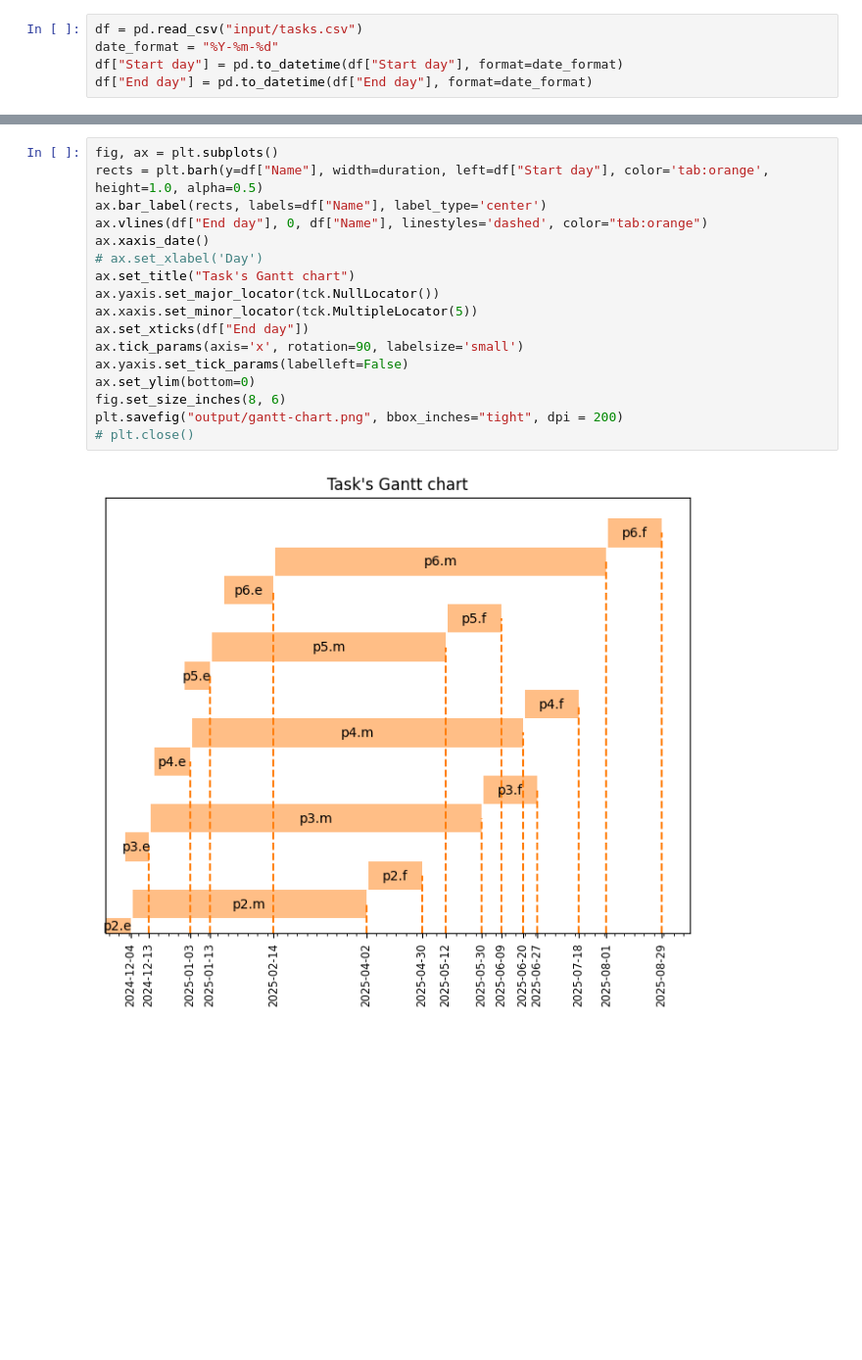
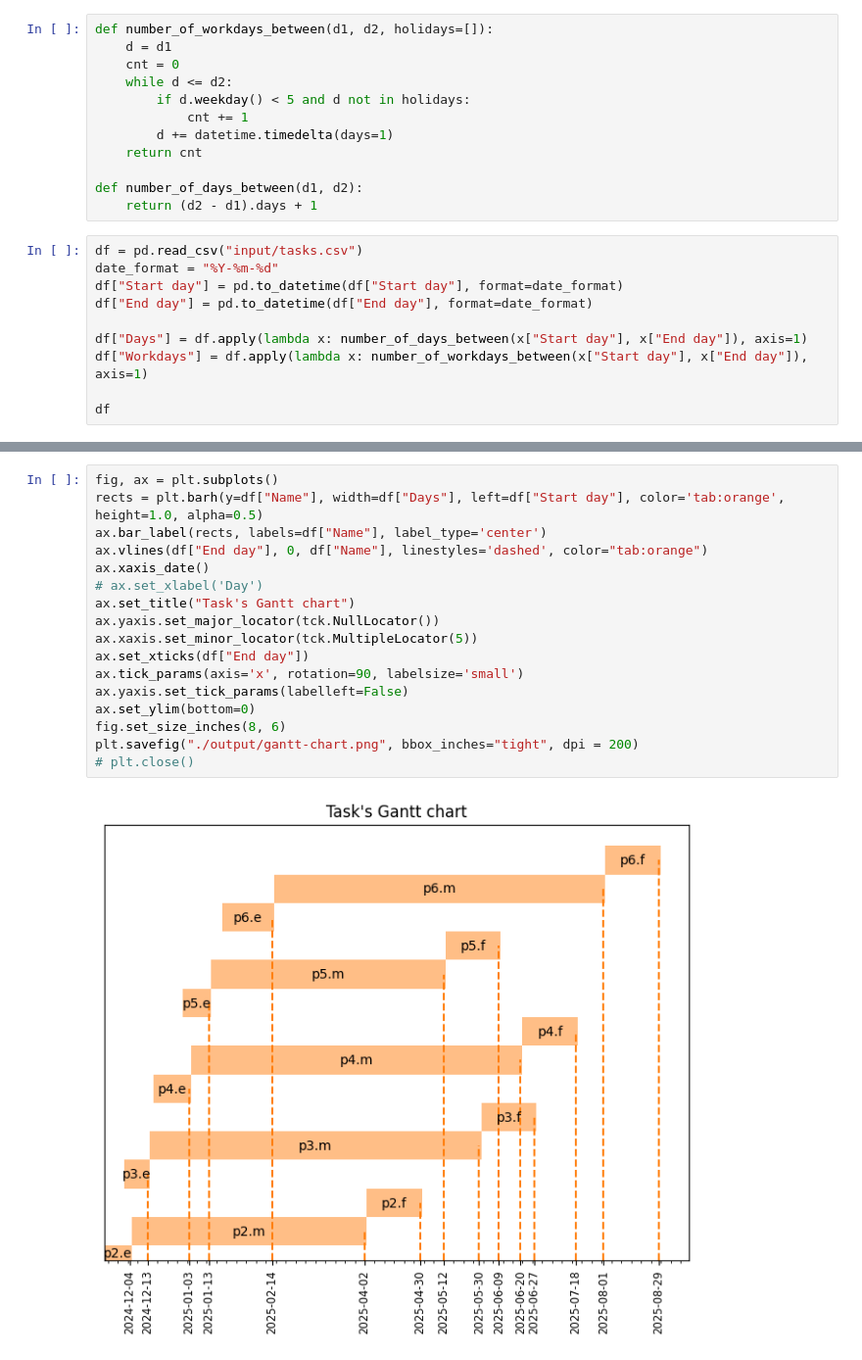
Before and after one commit to romz-pl/Jupyter-Python, a Jupyter notebook: 00-gantt-chart/gantt-chart.ipynb, the cells around one changed output, grey strips where cells are left out. Shown at 98% size. Saved outputs shown, nothing was run; the diff lists cells and outputs as text; blank space fills up the shorter version.

Commit message:
Calculate workdays and all days between for each task

```diff
--- a/00-gantt-chart/gantt-chart.ipynb
+++ b/00-gantt-chart/gantt-chart.ipynb
@@ -6,5 +8,22 @@ import matplotlib.ticker as tck
+# %%
+def number_of_workdays_between(d1, d2, holidays=[]):
+    d = d1
+    cnt = 0
+    while d <= d2:
+        if d.weekday() < 5 and d not in holidays:
+            cnt += 1
+        d += datetime.timedelta(days=1)
+    return cnt
+
+def number_of_days_between(d1, d2):
+    return (d2 - d1).days + 1
 # %%
 df = pd.read_csv("input/tasks.csv")
 date_format = "%Y-%m-%d"
 df["Start day"] = pd.to_datetime(df["Start day"], format=date_format)
 df["End day"] = pd.to_datetime(df["End day"], format=date_format)
+
+df["Days"] = df.apply(lambda x: number_of_days_between(x["Start day"], x["End day"]), axis=1)
+df["Workdays"] = df.apply(lambda x: number_of_workdays_between(x["Start day"], x["End day"]), axis=1)
+
+df
@@ -40,19 +57,19 @@ duration = (df["End day"] - df["Start day"])
 # %%
 fig, ax = plt.subplots()
-rects = plt.barh(y=df["Name"], width=duration, left=df["Start day"], color='tab:orange', height=1.0, alpha=0.5)
+rects = plt.barh(y=df["Name"], width=df["Days"], left=df["Start day"], color='tab:orange', height=1.0, alpha=0.5)
 ax.bar_label(rects, labels=df["Name"], label_type='center')
 ax.vlines(df["End day"], 0, df["Name"], linestyles='dashed', color="tab:orange")
 ax.xaxis_date()
 # ax.set_xlabel('Day')
 ax.set_title("Task's Gantt chart")
 ax.yaxis.set_major_locator(tck.NullLocator())
 ax.xaxis.set_minor_locator(tck.MultipleLocator(5))
 ax.set_xticks(df["End day"])
 ax.tick_params(axis='x', rotation=90, labelsize='small')
 ax.yaxis.set_tick_params(labelleft=False)
 ax.set_ylim(bottom=0)
 fig.set_size_inches(8, 6)
-plt.savefig("output/gantt-chart.png", bbox_inches="tight", dpi = 200)
+plt.savefig("./output/gantt-chart.png", bbox_inches="tight", dpi = 200)
 # plt.close()
 # %% [output]
-[figure, old version]
+[figure, new version]
```
Also changed, not shown: parts of 6 cells of this notebook, 1 other file.
